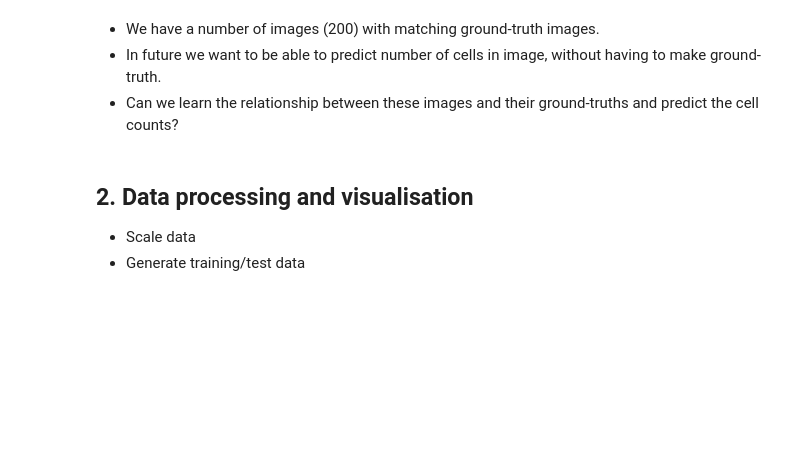
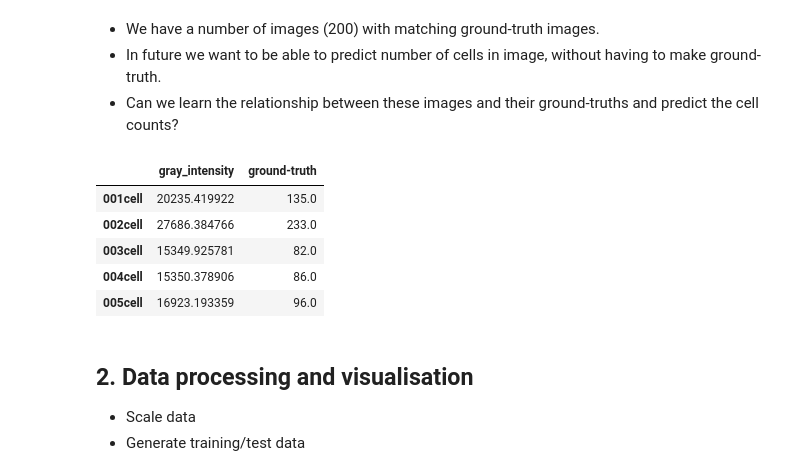
Before and after one commit to dwaithe/linear_regression_practical, a Jupyter notebook: CGAT_linear_regression_basics.ipynb, the cells around one changed output. Cells and saved outputs as stored; diff of their text form; code cells hidden in the pictures; blank space fills up the shorter version.

```diff
--- a/CGAT_linear_regression_basics.ipynb
+++ b/CGAT_linear_regression_basics.ipynb
@@ -55,19 +54,26 @@ pane[1].set_title('Ground-truth image')
 # %%
 #Lets import the images and make a dataframe for the data
 name_array = []
 gray_intensity = []
 gt_count = []
 for i in range(0,200):
     n = str(i+1).zfill(3)
     name_array.append(n+"cell")
-    img = plt.imread("fluoCells/"+n+"cell.png")#Reads the image in.
-    gti = plt.imread("fluoCells/"+n+"dots.png")
+    img = plt.imread(path+n+"cell.png")#Reads the image in.
+    gti = plt.imread(path+n+"dots.png")
     gray_intensity.append(np.sum(img))
     gt_count.append(np.sum(gti))
 
 #print and example
 data = pd.DataFrame(list(zip(gray_intensity,gt_count)),columns=['gray_intensity','ground-truth'],index=name_array)
 data.head()
+# %% [output]
+|  | gray_intensity | ground-truth |
+| 001cell | 20235.419922 | 135.0 |
+| 002cell | 27686.384766 | 233.0 |
+| 003cell | 15349.925781 | 82.0 |
+| 004cell | 15350.378906 | 86.0 |
+| 005cell | 16923.193359 | 96.0 |
 # %% [markdown]
 ## 2. Data processing and visualisation
 * Scale data
```
Also changed, not shown: parts of 12 cells of this notebook.
